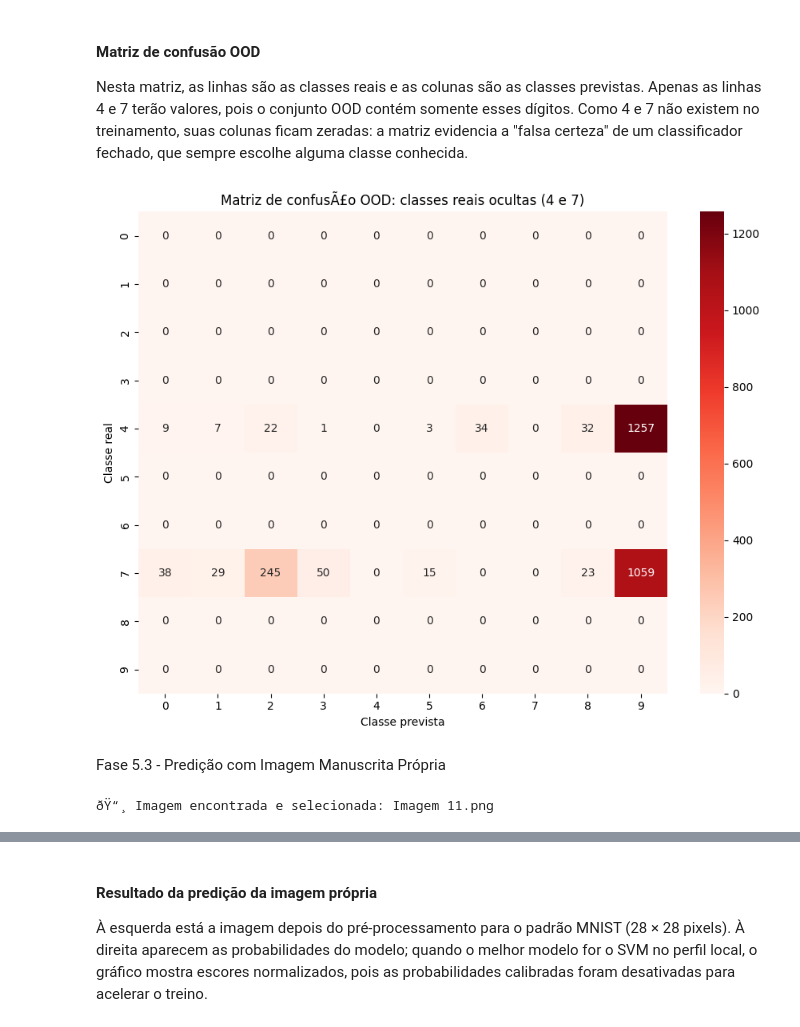
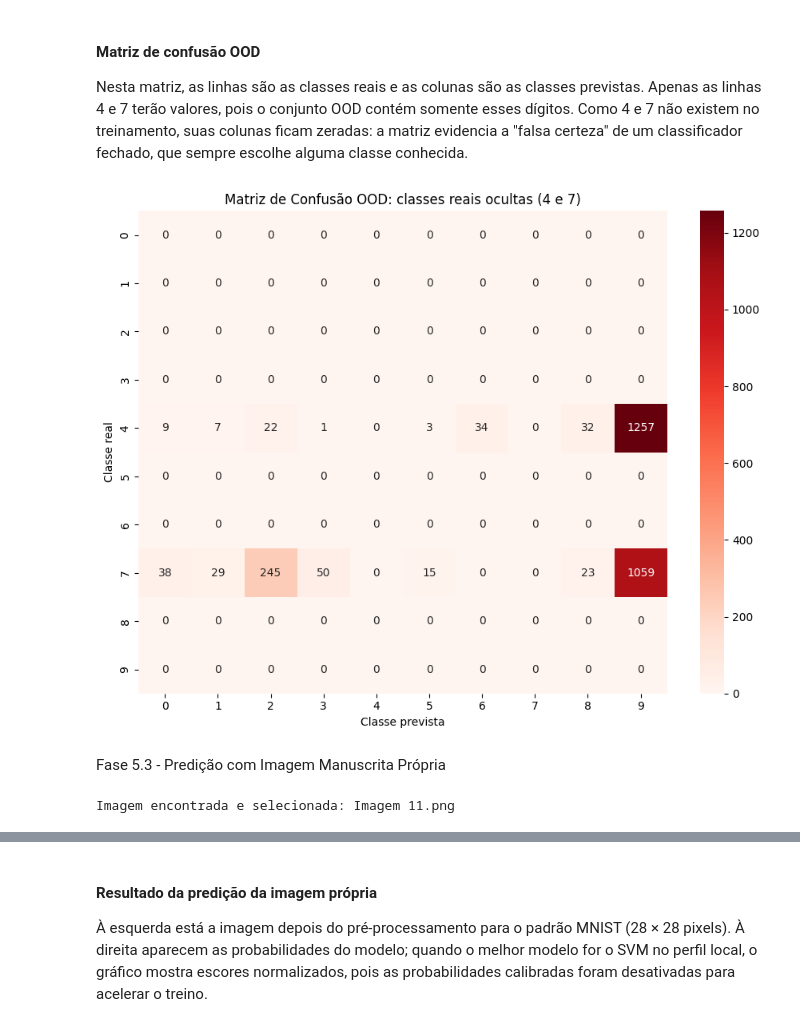
Before and after one commit to Carlos779-cloud/Modulo-02-MniProjeto, a Jupyter notebook: main.ipynb, the cells around one changed output, grey strips where cells are left out. Saved outputs shown, nothing was run; the diff lists cells and outputs as text; code cells hidden in the pictures.

```diff
--- a/main.ipynb
+++ b/main.ipynb
@@ -730,26 +757,26 @@ plt.show()
 
 Nesta matriz, as linhas são as classes reais e as colunas são as classes previstas. Apenas as linhas 4 e 7 terão valores, pois o conjunto OOD contém somente esses dígitos. Como 4 e 7 não existem no treinamento, suas colunas ficam zeradas: a matriz evidencia a "falsa certeza" de um classificador fechado, que sempre escolhe alguma classe conhecida.
 # %%
-# GrÃ¡fico separado: matriz de confusÃ£o exclusiva do cenÃ¡rio OOD.
+# Gráfico separado: matriz de confusão exclusiva do cenário OOD.
 rotulos_ood = list(range(10))
 matriz_ood = confusion_matrix(y_test_ood, predicoes_ood, labels=rotulos_ood)
 
 plt.figure(figsize=(9, 7))
 sns.heatmap(matriz_ood, annot=True, fmt='d', cmap='Reds',
             xticklabels=rotulos_ood, yticklabels=rotulos_ood)
-plt.title('Matriz de confusÃ£o OOD: classes reais ocultas (4 e 7)')
+plt.title('Matriz de Confusão OOD: classes reais ocultas (4 e 7)')
 plt.xlabel('Classe prevista')
 plt.ylabel('Classe real')
 plt.tight_layout()
 plt.savefig(pasta_graficos / '9 = matriz_confusao_ood.png', dpi=300, bbox_inches='tight')
 plt.show()
 # %% [output]
-[figure, old version]
+[figure, new version]
 # %% [markdown]
 Fase 5.3 - Predição com Imagem Manuscrita Própria
 # %%
 # Escolha a imagem que deseja testar alterando somente este nome
-nome_imagem = "Imagem 12.png"  # ex.: "Imagem 2.png", "Imagem 7.png"
+nome_imagem = "Imagem 11.png"  # ex.: "Imagem 2.png", "Imagem 7.png"
 
 pasta_imagens = Path.cwd() / "imagem"
 arquivos_imagem = sorted(
@@ -769,9 +796,9 @@ if not caminho_imagem.exists():
         f"Imagens disponÃ­veis: {imagens_disponiveis}"
     )
 
-print(f"ðŸ“¸ Imagem encontrada e selecionada: {caminho_imagem.name}")
+print(f"Imagem encontrada e selecionada: {caminho_imagem.name}")
 # %% [output]
-ðŸ“¸ Imagem encontrada e selecionada: Imagem 11.png
+Imagem encontrada e selecionada: Imagem 11.png
 # %%
 def preprocessar_imagem(caminho_imagem, inverter_cores=False):
     img = cv2.imread(str(caminho_imagem), cv2.IMREAD_GRAYSCALE)
```
Also changed, not shown: parts of 16 cells of this notebook, 13 other files.
